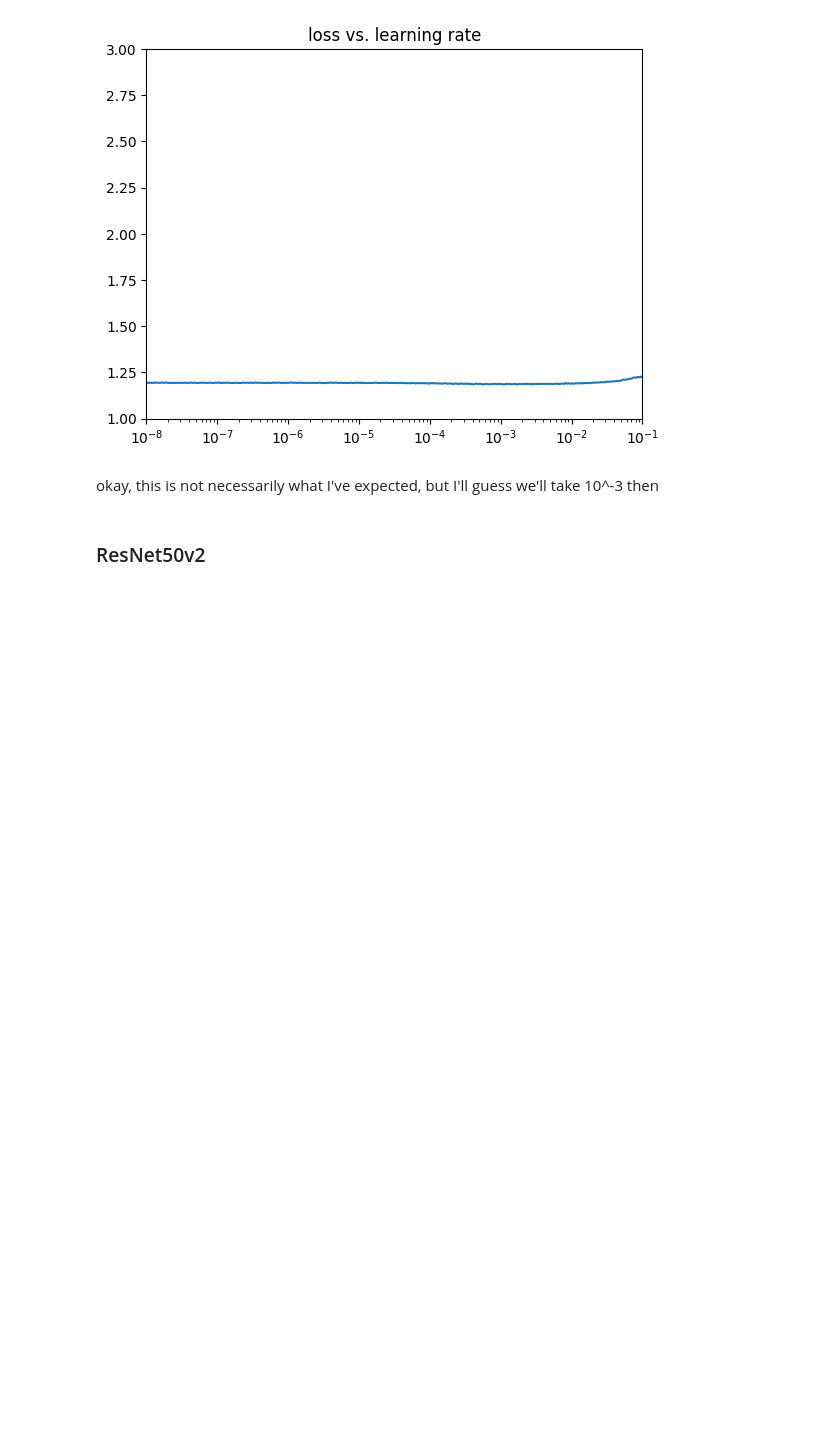
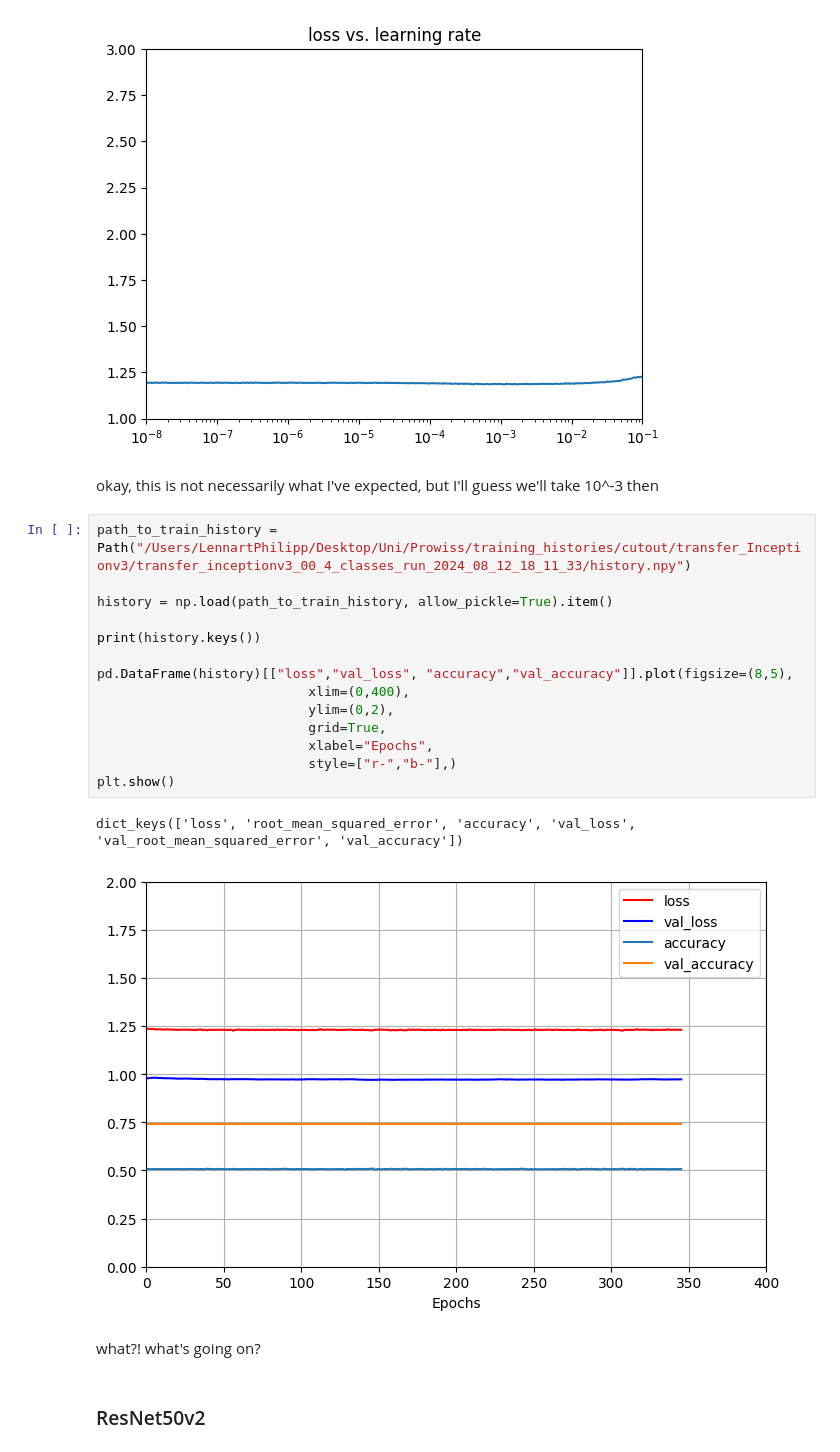
Before and after one commit to LennartPhil/Brain_Mets_Classification, a Jupyter notebook: notebooks/AI/ai_analysis.ipynb, the cells around one changed output. Drawn from its saved outputs; the diff is of its cells as text; blank space fills up the shorter version.

```diff
--- a/notebooks/AI/ai_analysis.ipynb
+++ b/notebooks/AI/ai_analysis.ipynb
@@ -238,6 +255,25 @@ plt.axis([1e-8, 1e-1, 1, 3])
 [figure]
 # %% [markdown]
 okay, this is not necessarily what I've expected, but I'll guess we'll take 10^-3 then
+# %%
+path_to_train_history = Path("/Users/LennartPhilipp/Desktop/Uni/Prowiss/training_histories/cutout/transfer_Inceptionv3/transfer_inceptionv3_00_4_classes_run_2024_08_12_18_11_33/history.npy")
+
+history = np.load(path_to_train_history, allow_pickle=True).item()
+
+print(history.keys())
+
+pd.DataFrame(history)[["loss","val_loss", "accuracy","val_accuracy"]].plot(figsize=(8,5),
+                           xlim=(0,400),
+                           ylim=(0,2),
+                           grid=True,
+                           xlabel="Epochs",
+                           style=["r-","b-"],)
+plt.show()
+# %% [output]
+dict_keys(['loss', 'root_mean_squared_error', 'accuracy', 'val_loss', 'val_root_mean_squared_error', 'val_accuracy'])
+[figure, added]
+# %% [markdown]
+what?! what's going on?
 # %% [markdown]
 ### ResNet50v2
 # %%
```
Also changed, not shown: parts of 1 cell of this notebook.
